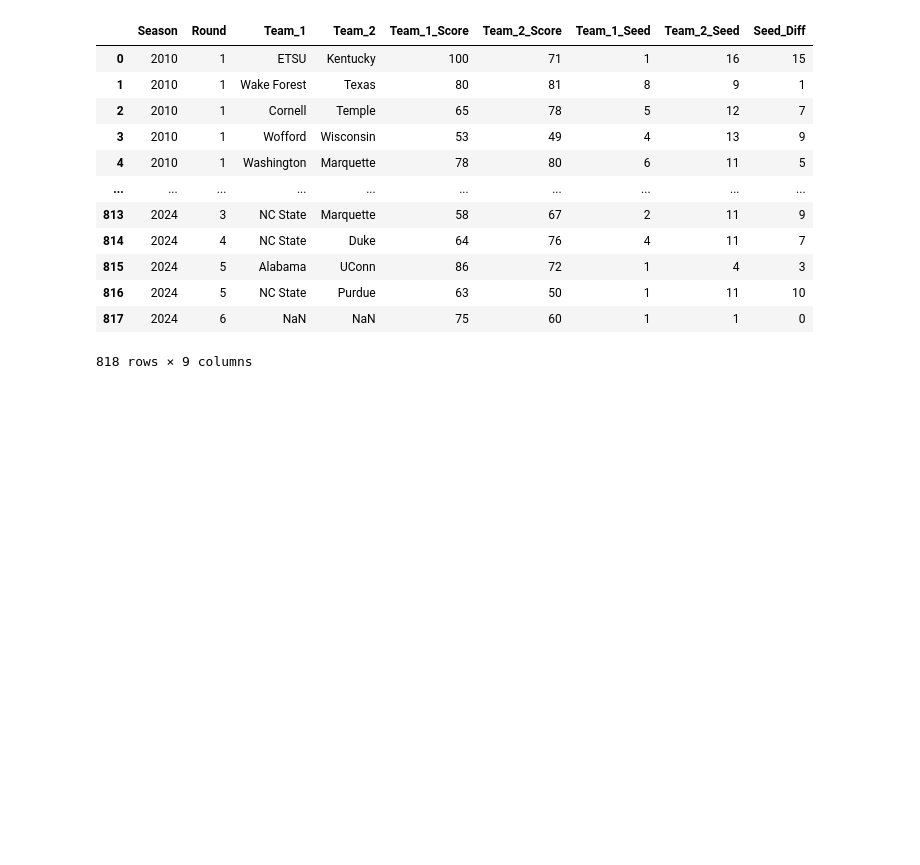
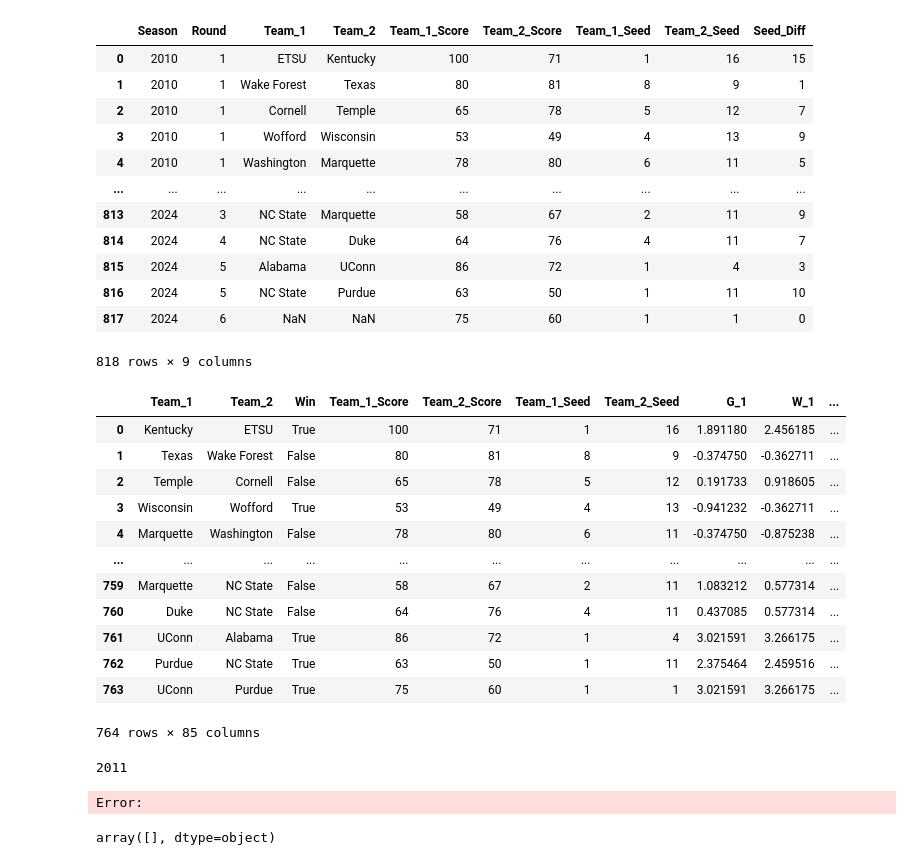
Before and after one commit to the-eric-bloomfield/NCAAB-MODEL, a Jupyter notebook: Data_Scrape_NCAAB.ipynb, the cells around one changed output. Cells and saved outputs as stored; diff of their text form; code cells hidden in the pictures; blank space fills up the shorter version.

```diff
--- a/Data_Scrape_NCAAB.ipynb
+++ b/Data_Scrape_NCAAB.ipynb
@@ -406,2 +386,54 @@ test2.to_csv('seed_diff_table.csv')
 # %%
 series = seeds[['Season', 'Seed_Diff', 'Win']].groupby(['Season', 'Seed_Diff'], as_index=False).agg('sum').iloc[:,-1]/seeds[['Season', 'Seed_Diff', 'Win']].groupby(['Season', 'Seed_Diff'], as_index=False).agg('count').iloc[:,-1]
+# %%
+modeling_df
+# %% [output]
+|  | Team_1 | Team_2 | Win | Team_1_Score | Team_2_Score | Team_1_Seed | Team_2_Seed | G_1 | W_1 | ... |
+| 0 | Kentucky | ETSU | True | 100 | 71 | 1 | 16 | 1.891180 | 2.456185 | ... |
+| 1 | Texas | Wake Forest | False | 80 | 81 | 8 | 9 | -0.374750 | -0.362711 | ... |
+| 2 | Temple | Cornell | False | 65 | 78 | 5 | 12 | 0.191733 | 0.918605 | ... |
+| 3 | Wisconsin | Wofford | True | 53 | 49 | 4 | 13 | -0.941232 | -0.362711 | ... |
+| 4 | Marquette | Washington | False | 78 | 80 | 6 | 11 | -0.374750 | -0.875238 | ... |
+| ... | ... | ... | ... | ... | ... | ... | ... | ... | ... | ... |
+| 759 | Marquette | NC State | False | 58 | 67 | 2 | 11 | 1.083212 | 0.577314 | ... |
+| 760 | Duke | NC State | False | 64 | 76 | 4 | 11 | 0.437085 | 0.577314 | ... |
+| 761 | UConn | Alabama | True | 86 | 72 | 1 | 4 | 3.021591 | 3.266175 | ... |
+| 762 | Purdue | NC State | True | 63 | 50 | 1 | 11 | 2.375464 | 2.459516 | ... |
+| 763 | UConn | Purdue | True | 75 | 60 | 1 | 1 | 3.021591 | 3.266175 | ... |
+764 rows × 85 columns
+# %%
+kenpom = pd.read_csv('kenpom_data.csv').drop(columns=['Unnamed: 0','Unnamed: 0.1'])[['Season', 'Team', 'NetRtg', 'ORtg', 'DRtg', 'AdjT', 'Luck']]
+modeling_df = pd.read_csv('ncaa_tournament_modeling_df.csv').dropna().reset_index()
+
+kenpom.columns = ['Season', 'Team'] +[x+'_kenpom' for x in kenpom.columns[2:]]
+
+df_list=[]
+
+for season in kenpom['Season'].unique():
+    temp = kenpom.loc[kenpom['Season'] == season, :].copy()
+    temp_modeling=modeling_df[modeling_df['Season']==season]
+    teams=temp_modeling['Team_1'].append(temp_modeling['Team_2']).unique()
+    if len(teams)==0:
+        print(season)
+        continue
+    temp = temp.loc[temp['Team'].isin(teams)].copy().reset_index(drop=True)
+    df_list.append(temp)
+
+kenpom = pd.concat(df_list, ignore_index=True).reset_index(drop=True)
+
+modeling_df = modeling_df.merge(kenpom, left_on=['Season', 'Team_1'], right_on=['Season', 'Team'], how='left')
+modeling_df = modeling_df.drop(columns='Team').rename(columns={col : col+'_1' for col in modeling_df.columns[8:] if 'kenpom' in col})
+modeling_df = modeling_df.merge(kenpom, left_on=['Season', 'Team_2'], right_on=['Season', 'Team'], how='left')
+modeling_df = modeling_df.drop(columns='Team').rename(columns={col : col+'_2' for col in modeling_df.columns[48:] if ('kenpom' in col and '_1' not in col)})
+
+
+
+
+modeling_df.to_csv('data/ncaa_tournament_modeling_df.csv', index=False)
+# %% [output]
+2011
+Error:
+# %%
+teams
+# %% [output]
+array([], dtype=object)
```
Also changed, not shown: parts of 18 cells of this notebook, 2 other files.
